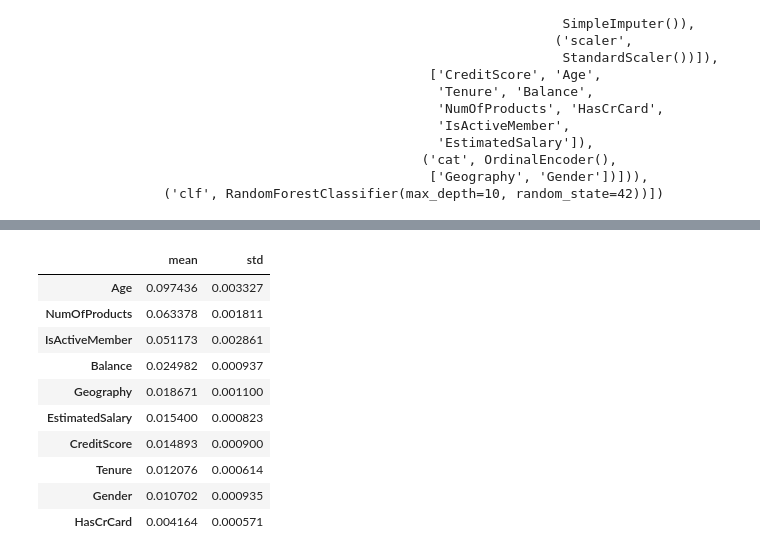
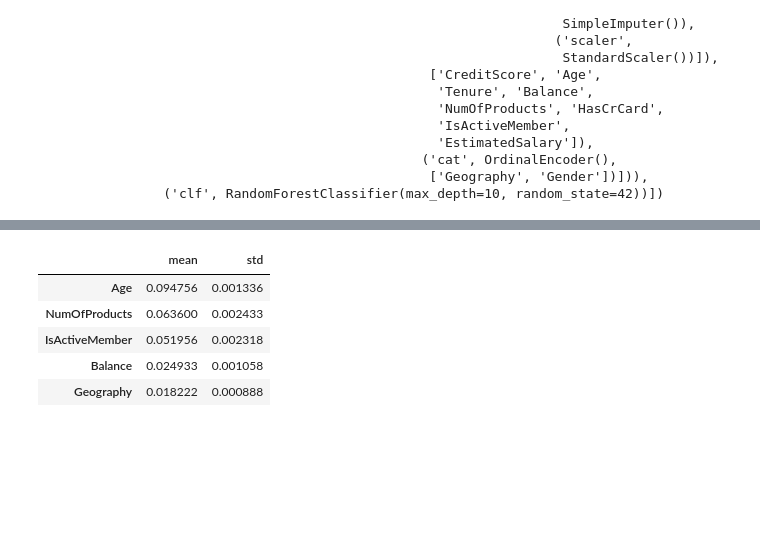
Before and after one commit to mnrozhkov/demo-bank-customer-churn, a Jupyter notebook: notebook/TrainChurnModel-DVCLIve.ipynb, the cells around one changed output, grey strips where cells are left out. Drawn from its saved outputs; the diff is of its cells as text; code cells hidden in the pictures; blank space fills up the shorter version.

```diff
--- a/notebook/TrainChurnModel-DVCLIve.ipynb
+++ b/notebook/TrainChurnModel-DVCLIve.ipynb
@@ -19,6 +22,8 @@ from xgboost import XGBClassifier
 # %%
-proj_path = Path(os.getcwd()).parent.absolute()
-churn_filepath = proj_path/'data'/'Churn_Modelling.csv'
+# Load Data
+
+PROJECT_DIR = Path(os.getcwd()).parent.absolute()
+churn_filepath = PROJECT_DIR/'data'/'Churn_Modelling.csv'
 # %%
 df = pd.read_csv(churn_filepath)
 df.head()
@@ -181,7 +278,7 @@ live.log_metric('roc_auc', roc_auc)
 # Calculate Feature Importance for Train
 
 perm = permutation_importance(
-    model, X_train, y_train, n_repeats=30, random_state=0, n_jobs=2)
+    model, X_train, y_train, n_repeats=3, random_state=0, n_jobs=2)
 
 
 sorted_importances_idx = perm.importances_mean.argsort()
@@ -189,9 +286,3 @@ feat_imp_train = pd.DataFrame(
     perm.importances[sorted_importances_idx].T,
     columns=X_test.columns[sorted_importances_idx],
 )
-
-fig, ax = feat_imp_train.plot.box(vert=False, whis=10)
-ax.set_title("Permutation Importances (train set)")
-ax.axvline(x=0, color="k", linestyle="--")
-ax.set_xlabel("Decrease in accuracy score")
-ax.figure.tight_layout()
@@ -209,18 +296,16 @@ Links
 # %%
-(feat_imp_train
+# Prepare Feature Importance Table
+
+fimp_df = (feat_imp_train
  .agg(['mean', 'std'], axis=0)
  .T.sort_values(by='mean', ascending=False)
-#  .to_csv('feat_imp_train.csv', index=True)
 )
+
+fimp_df.head()
 # %% [output]
 |  | mean | std |
-| Age | 0.097436 | 0.003327 |
-| NumOfProducts | 0.063378 | 0.001811 |
-| IsActiveMember | 0.051173 | 0.002861 |
-| Balance | 0.024982 | 0.000937 |
-| Geography | 0.018671 | 0.001100 |
-| EstimatedSalary | 0.015400 | 0.000823 |
-| CreditScore | 0.014893 | 0.000900 |
-| Tenure | 0.012076 | 0.000614 |
-| Gender | 0.010702 | 0.000935 |
-| HasCrCard | 0.004164 | 0.000571 |
+| Age | 0.094756 | 0.001336 |
+| NumOfProducts | 0.063600 | 0.002433 |
+| IsActiveMember | 0.051956 | 0.002318 |
+| Balance | 0.024933 | 0.001058 |
+| Geography | 0.018222 | 0.000888 |
```
Also changed, not shown: parts of 59 cells of this notebook, 27 other files.
